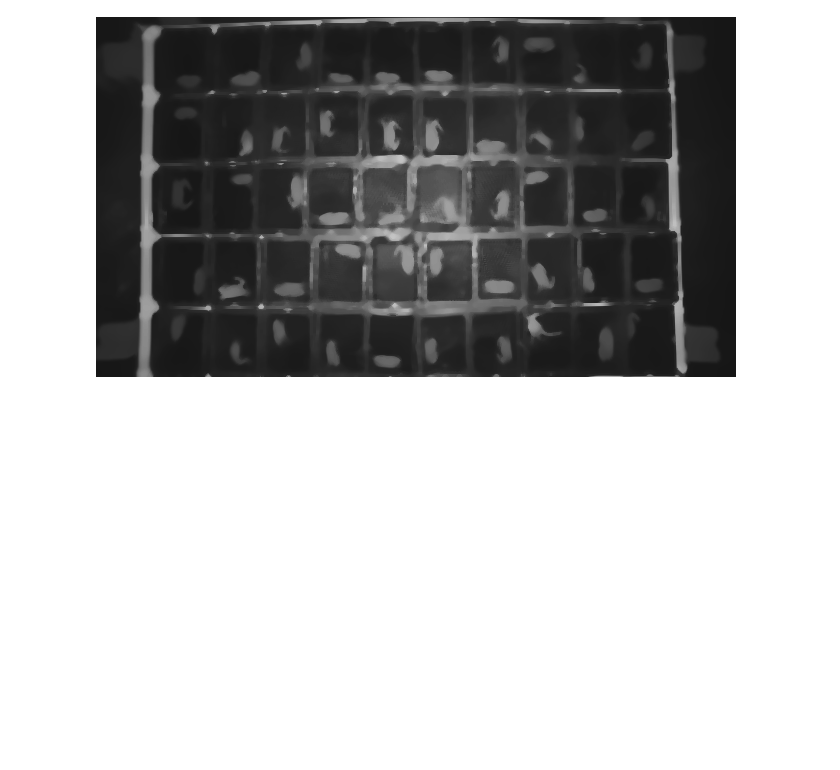
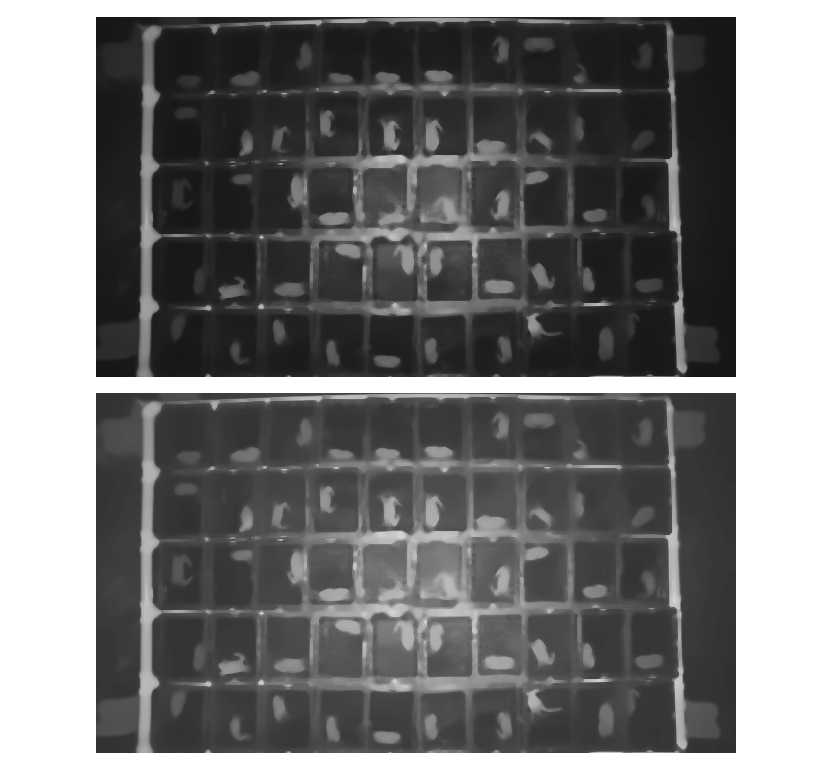
Before and after one commit to PattarapornH/Crab-Molting-Detection, a Jupyter notebook: Molting_crab_tracker.ipynb, the cells around one changed output. Cells and saved outputs as stored; diff of their text form; code cells hidden in the pictures; blank space fills up the shorter version.

Commit message:
gamma correction

```diff
--- a/Molting_crab_tracker.ipynb
+++ b/Molting_crab_tracker.ipynb
@@ -121,7 +121,7 @@ plot_img(th1)
 # %% [output]
 [figure]
 # %%
-dst = cv.inpaint(gray,th1,3,cv.INPAINT_NS)
+dst = cv.inpaint(gray,th1,3,cv.INPAINT_TELEA)
 plot_img(dst)
 # %% [output]
 [figure]
@@ -130,3 +130,15 @@ blur = cv.medianBlur(dst, 5)
 plot_img(blur)
 # %% [output]
 [figure]
+# %%
+# gamma correction
+gamma = 1.5
+invGamma = 1.0 / gamma
+table = np.array([((i / 255.0) ** invGamma) * 255
+  for i in np.arange(0, 256)]).astype("uint8")
+
+# apply gamma correction using the lookup table
+x = cv.LUT(blur, table)
+plot_img(x)
+# %% [output]
+[figure, added]
```
Also changed, not shown: parts of 2 cells of this notebook.
